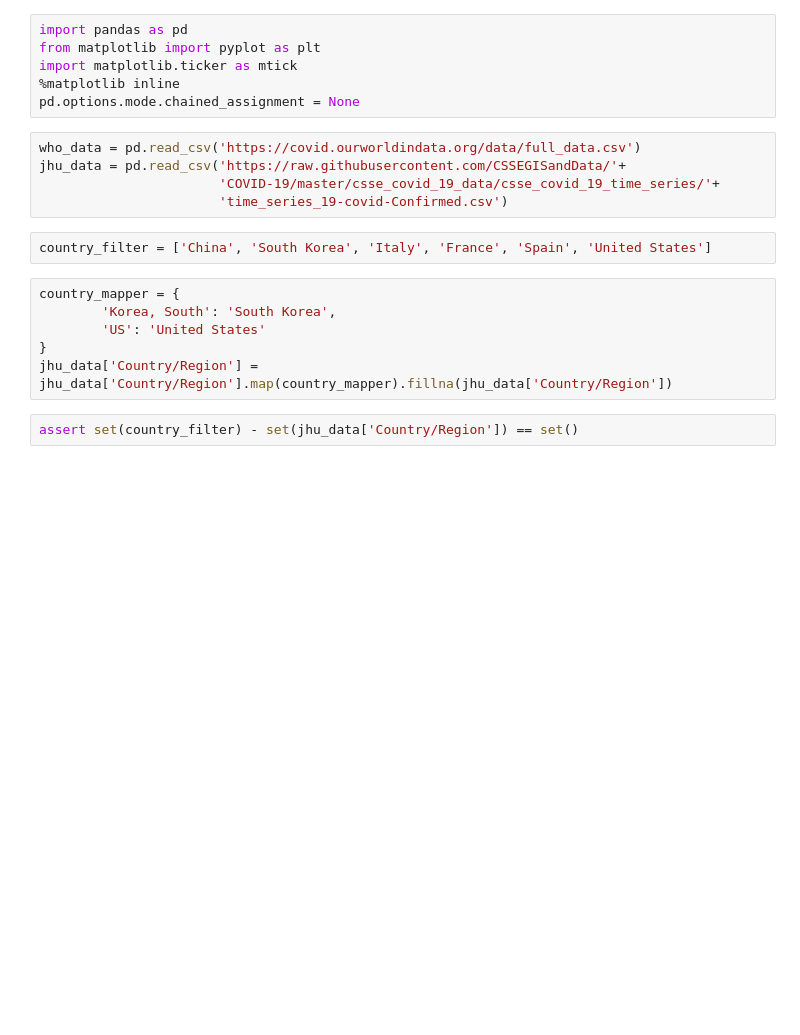
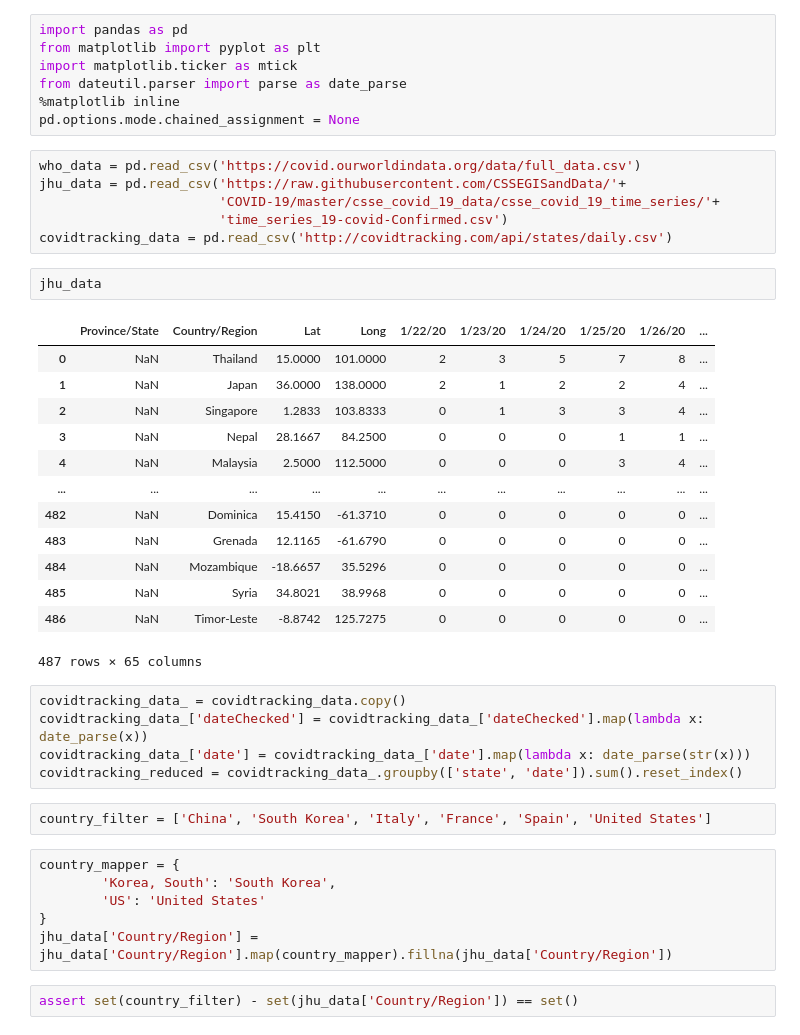
Before and after one commit to slstarnes/coronavirus-stats, a Jupyter notebook: Coronavirus.ipynb, the cells around one changed output. Saved outputs shown, nothing was run; the diff lists cells and outputs as text; blank space fills up the shorter version.

```diff
--- a/Coronavirus.ipynb
+++ b/Coronavirus.ipynb
@@ -2,6 +2,7 @@
 import pandas as pd
 from matplotlib import pyplot as plt
 import matplotlib.ticker as mtick
+from dateutil.parser import parse as date_parse
 %matplotlib inline
 pd.options.mode.chained_assignment = None
 # %%
@@ -9,6 +10,28 @@ who_data = pd.read_csv('https://covid.ourworldindata.org/data/full_data.csv')
 jhu_data = pd.read_csv('https://raw.githubusercontent.com/CSSEGISandData/'+
                        'COVID-19/master/csse_covid_19_data/csse_covid_19_time_series/'+
                        'time_series_19-covid-Confirmed.csv')
+covidtracking_data = pd.read_csv('http://covidtracking.com/api/states/daily.csv')
+# %%
+jhu_data
+# %% [output]
+|  | Province/State | Country/Region | Lat | Long | 1/22/20 | 1/23/20 | 1/24/20 | 1/25/20 | 1/26/20 | ... |
+| 0 | NaN | Thailand | 15.0000 | 101.0000 | 2 | 3 | 5 | 7 | 8 | ... |
+| 1 | NaN | Japan | 36.0000 | 138.0000 | 2 | 1 | 2 | 2 | 4 | ... |
+| 2 | NaN | Singapore | 1.2833 | 103.8333 | 0 | 1 | 3 | 3 | 4 | ... |
+| 3 | NaN | Nepal | 28.1667 | 84.2500 | 0 | 0 | 0 | 1 | 1 | ... |
+| 4 | NaN | Malaysia | 2.5000 | 112.5000 | 0 | 0 | 0 | 3 | 4 | ... |
+| ... | ... | ... | ... | ... | ... | ... | ... | ... | ... | ... |
+| 482 | NaN | Dominica | 15.4150 | -61.3710 | 0 | 0 | 0 | 0 | 0 | ... |
+| 483 | NaN | Grenada | 12.1165 | -61.6790 | 0 | 0 | 0 | 0 | 0 | ... |
+| 484 | NaN | Mozambique | -18.6657 | 35.5296 | 0 | 0 | 0 | 0 | 0 | ... |
+| 485 | NaN | Syria | 34.8021 | 38.9968 | 0 | 0 | 0 | 0 | 0 | ... |
+| 486 | NaN | Timor-Leste | -8.8742 | 125.7275 | 0 | 0 | 0 | 0 | 0 | ... |
+487 rows × 65 columns
+# %%
+covidtracking_data_ = covidtracking_data.copy()
+covidtracking_data_['dateChecked'] = covidtracking_data_['dateChecked'].map(lambda x: date_parse(x))
+covidtracking_data_['date'] = covidtracking_data_['date'].map(lambda x: date_parse(str(x)))
+covidtracking_reduced = covidtracking_data_.groupby(['state', 'date']).sum().reset_index()
 # %%
 country_filter = ['China', 'South Korea', 'Italy', 'France', 'Spain', 'United States']
 # %%
```
Also changed, not shown: parts of 19 cells of this notebook.
